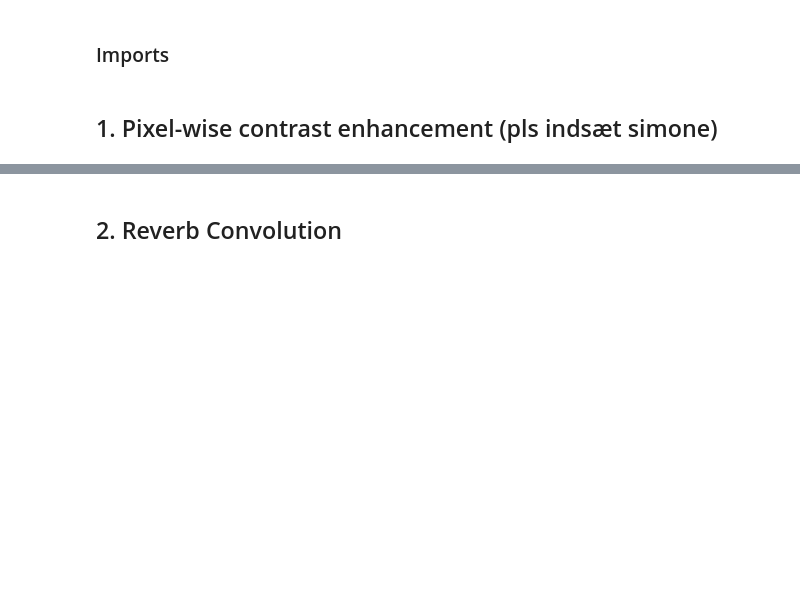
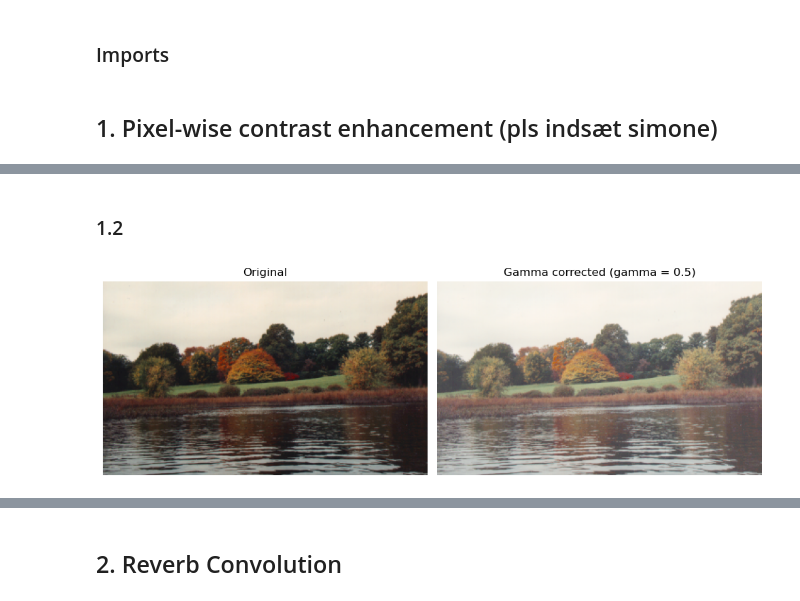
Before and after one commit to marcusffh/SIP, a Jupyter notebook: Assignment_2/solution.ipynb, the cells around one changed output, grey strips where cells are left out. Cells and saved outputs as stored; diff of their text form; code cells hidden in the pictures; blank space fills up the shorter version.

```diff
--- a/Assignment_2/solution.ipynb
+++ b/Assignment_2/solution.ipynb
@@ -16,0 +48,31 @@ from skimage.filters import gaussian
+# %% [markdown]
+### 1.2
+# %%
+
+I = imread("data/autumn.tif")
+I = img_as_float(I)
+
+gamma = 0.5
+
+# Apply gamma correction to each RGB channel separately
+R = gamma_transform(I[:, :, 0], gamma)
+G = gamma_transform(I[:, :, 1], gamma)
+B = gamma_transform(I[:, :, 2], gamma)
+
+# Recombine channels
+I_gamma = np.stack((R, G, B), axis=2)
+
+fig, axes = plt.subplots(1, 2, figsize=(10, 4))
+
+axes[0].imshow(I)
+axes[0].set_title("Original")
+axes[0].axis("off")
+
+axes[1].imshow(I_gamma)
+axes[1].set_title(f"Gamma corrected (gamma = {gamma})")
+axes[1].axis("off")
+
+plt.tight_layout()
+plt.show()
+# %% [output]
+[figure, added]
```
Also changed, not shown: parts of 11 cells of this notebook, 12 other files.
